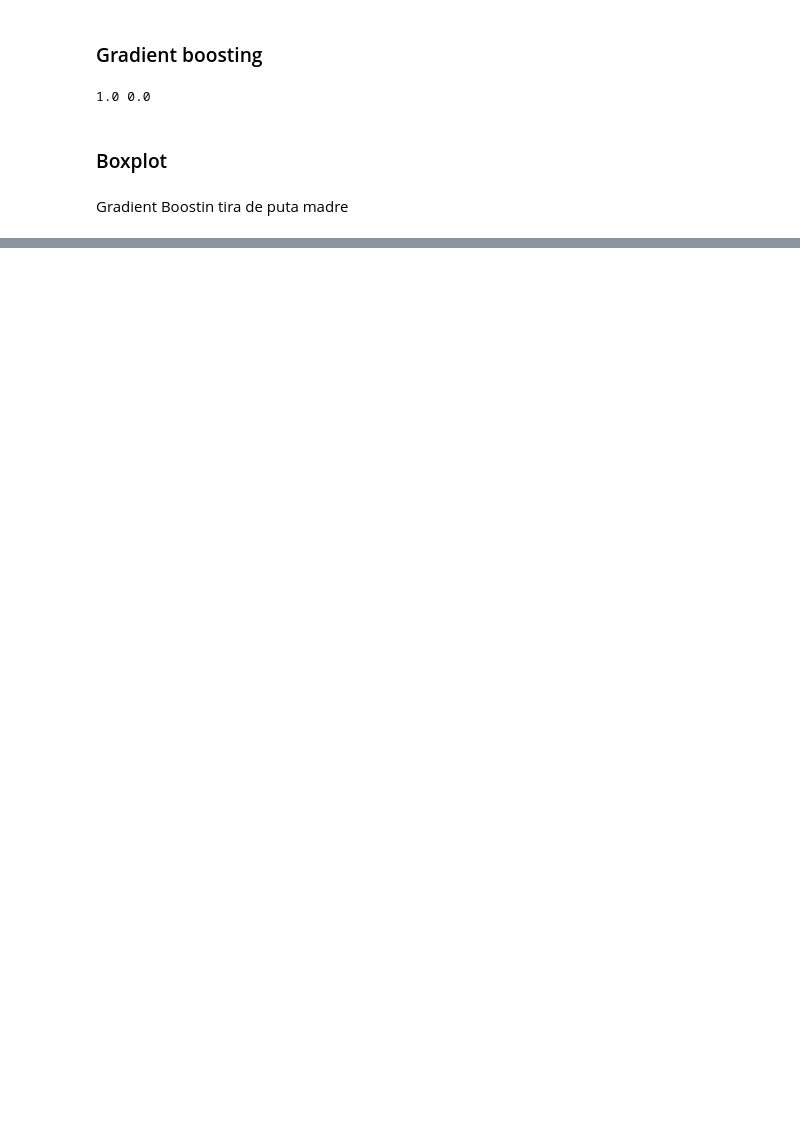
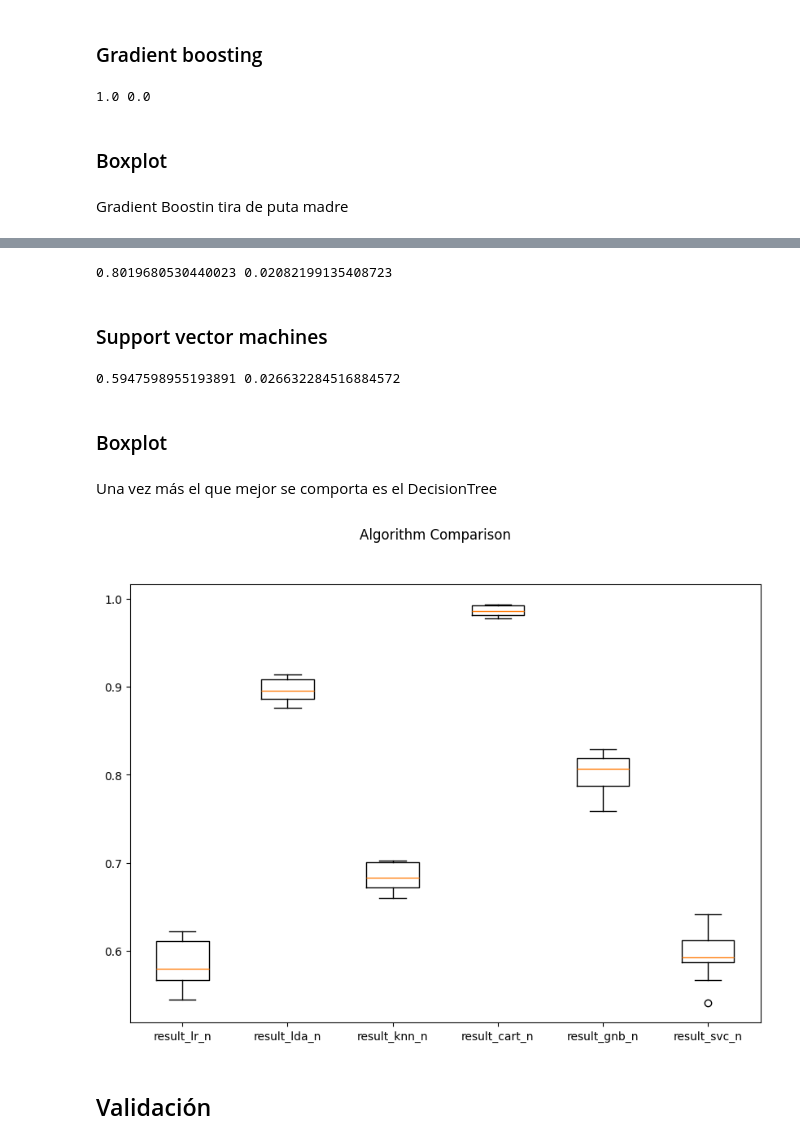
Before and after one commit to amangelluis/machinelearning, a Jupyter notebook: imida/data_model_imida.ipynb, the cells around one changed output, grey strips where cells are left out. Saved outputs shown, nothing was run; the diff lists cells and outputs as text; code cells hidden in the pictures; blank space fills up the shorter version.

Commit message:
Inicio validación

```diff
--- a/imida/data_model_imida.ipynb
+++ b/imida/data_model_imida.ipynb
@@ -275,0 +354,3 @@ plt.show()
+# %%
+result_knn_n = cross_val_score(KNeighborsClassifier(), X_train_N, Y_train_N, cv=kfold, scoring=scoring)
+print(result_knn_n.mean(), result_knn_n.std())
@@ -275,0 +361,3 @@ plt.show()
+# %%
+result_cart_n = cross_val_score(DecisionTreeClassifier(), X_train_N, Y_train_N, cv=kfold, scoring=scoring)
+print(result_cart_n.mean(), result_cart_n.std())
@@ -275,0 +368,27 @@ plt.show()
+# %%
+result_gnb_n = cross_val_score(GaussianNB(), X_train_N, Y_train_N, cv=kfold, scoring=scoring)
+print(result_gnb_n.mean(), result_gnb_n.std())
+# %% [output]
+0.8019680530440023 0.02082199135408723
+# %% [markdown]
+### Support vector machines
+# %%
+result_svc_n = cross_val_score(SVC(), X_train_N, Y_train_N, cv=kfold, scoring=scoring)
+print(result_svc_n.mean(), result_svc_n.std())
+# %% [output]
+0.5947598955193891 0.026632284516884572
+# %% [markdown]
+### Boxplot
+# %% [markdown]
+Una vez más el que mejor se comporta es el DecisionTree
+# %%
+fig = plt.figure(figsize=(10, 7))
+fig.suptitle('Algorithm Comparison')
+ax = fig.add_subplot(111)
+plt.boxplot([result_lr_n, result_lda_n, result_knn_n, result_cart_n, result_gnb_n, result_svc_n])
+ax.set_xticklabels(['result_lr_n', 'result_lda_n', 'result_knn_n', 'result_cart_n', 'result_gnb_n', 'result_svc_n'])
+plt.show()
+# %% [output]
+[figure, added]
+# %% [markdown]
+## Validación
```
Also changed, not shown: parts of 43 cells of this notebook, 5 other files.
